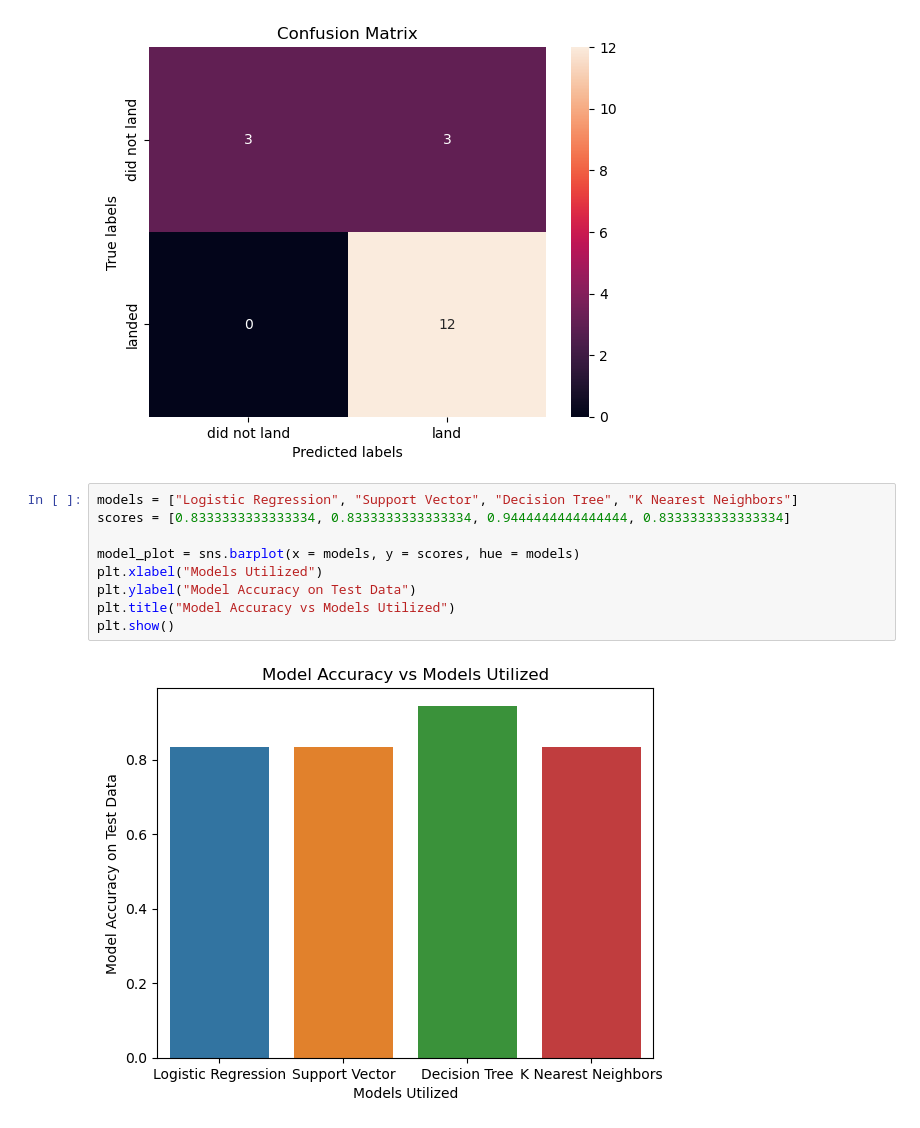
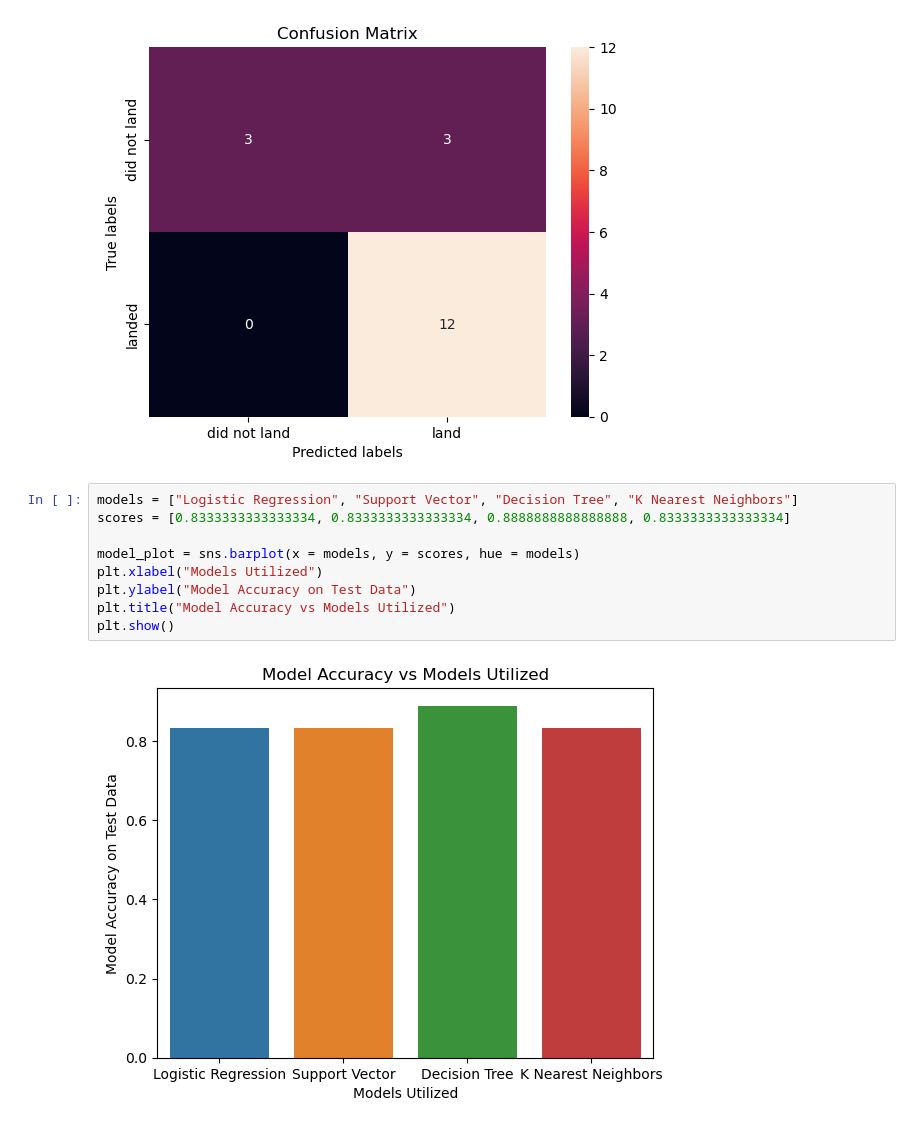
Before and after one commit to naraenp/coursera_portfolio, a Jupyter notebook: applied_ds_capstoneproj/ds_capstone.ipynb, the cells around one changed output. Cells and saved outputs as stored; diff of their text form.

```diff
--- a/applied_ds_capstoneproj/ds_capstone.ipynb
+++ b/applied_ds_capstoneproj/ds_capstone.ipynb
@@ -1197,12 +1180,12 @@ plot_confusion_matrix(Y_test,yhat)
 [figure]
 # %%
 models = ["Logistic Regression", "Support Vector", "Decision Tree", "K Nearest Neighbors"]
-scores = [0.8333333333333334, 0.8333333333333334, 0.9444444444444444, 0.8333333333333334]
+scores = [0.8333333333333334, 0.8333333333333334, 0.8888888888888888, 0.8333333333333334]
 
 model_plot = sns.barplot(x = models, y = scores, hue = models)
 plt.xlabel("Models Utilized")
 plt.ylabel("Model Accuracy on Test Data")
 plt.title("Model Accuracy vs Models Utilized")
 plt.show()
 # %% [output]
-[figure, old version]
+[figure, new version]
```
Also changed, not shown: parts of 8 cells of this notebook, 1 other file.
